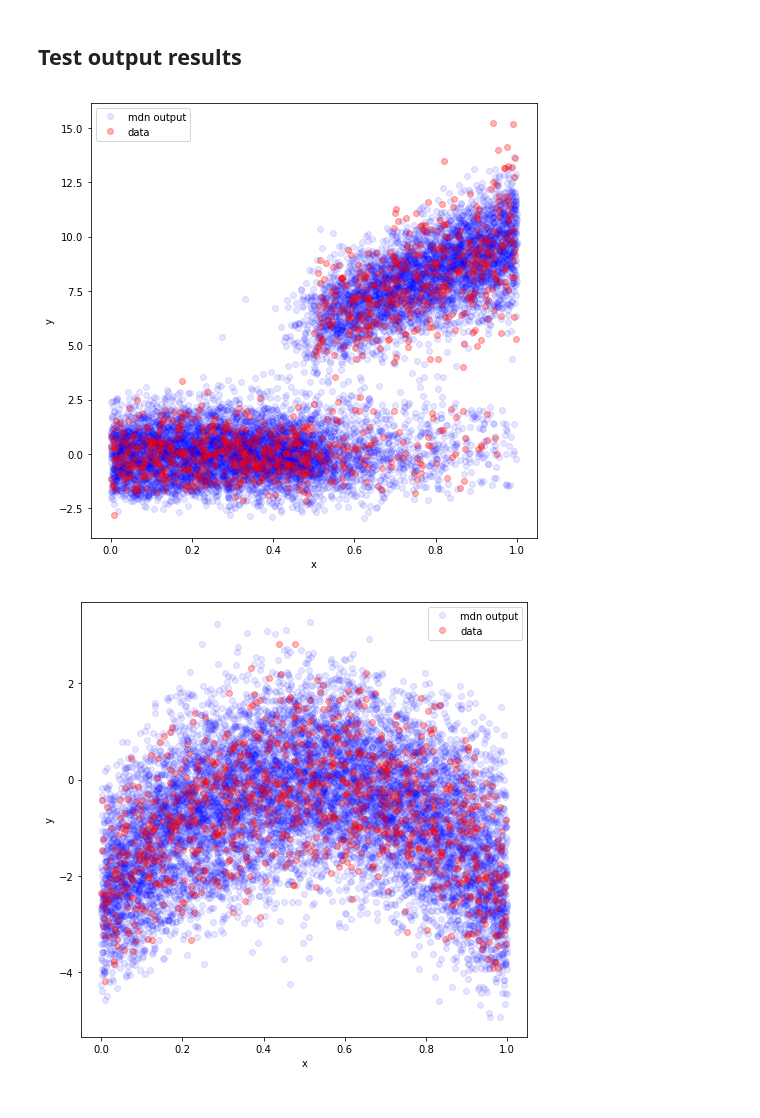
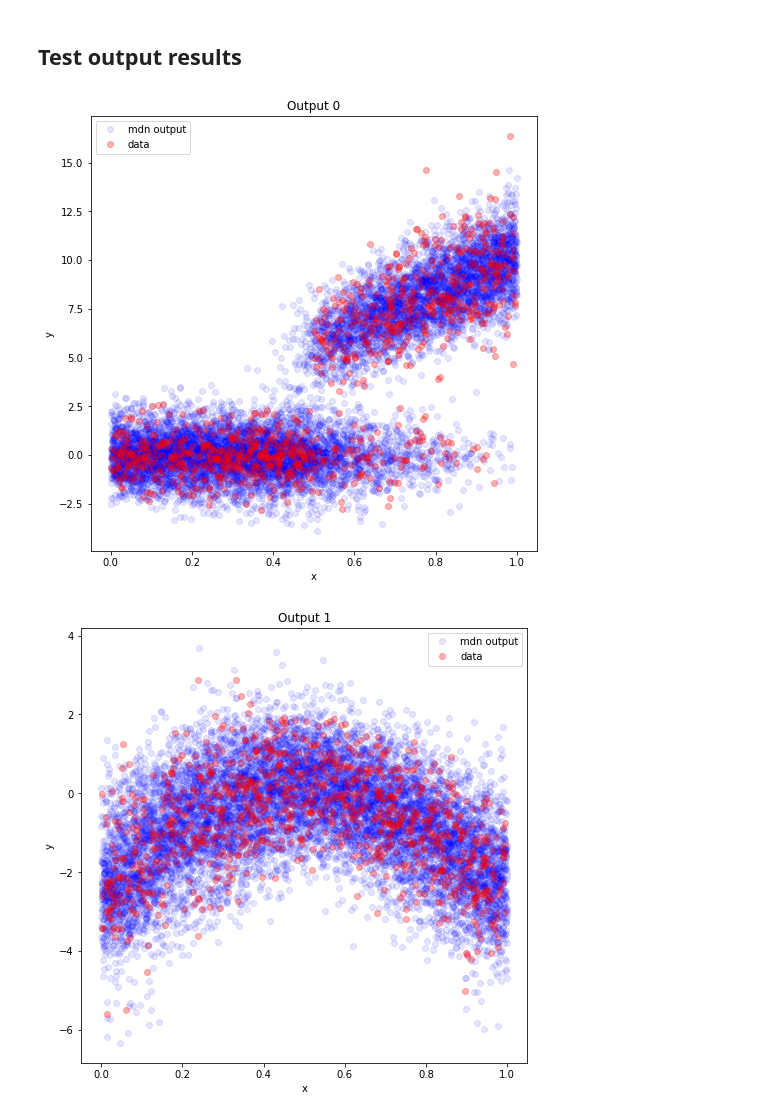
Before and after one commit to QCaudron/pydra, a Jupyter notebook: notebooks/one_input_to_two_output_example.ipynb, the cells around one changed output. Drawn from its saved outputs; the diff is of its cells as text; code cells hidden in the pictures.

```diff
--- a/notebooks/one_input_to_two_output_example.ipynb
+++ b/notebooks/one_input_to_two_output_example.ipynb
@@ -103,12 +105,12 @@ x_test = x_test.reshape(x_test.size,1)
 output = model.predict(x_test)
 # %%
 for i,y in enumerate([y1,y2]):
-    y_test = pydra.generate_mdn_sample_from_ouput(output[i], x_test.size,num_components=10)
+    y_test = pydra.generate_mdn_sample_from_ouput(output[i], x_test.size)
     plt.figure(figsize=(8, 8))
-
+    plt.title('Output {}'.format(i))
     plt.plot(x_test,y_test,'bo',alpha=0.1,label='mdn output')
     plt.plot(x,y,'ro',alpha=0.3,label='data')
     plt.legend();plt.xlabel('x');plt.ylabel('y');
 # %% [output]
-[figure, old version]
+[figure, new version]
-[figure, old version]
+[figure, new version]
```
Also changed, not shown: parts of 8 cells of this notebook, 3 other files.
